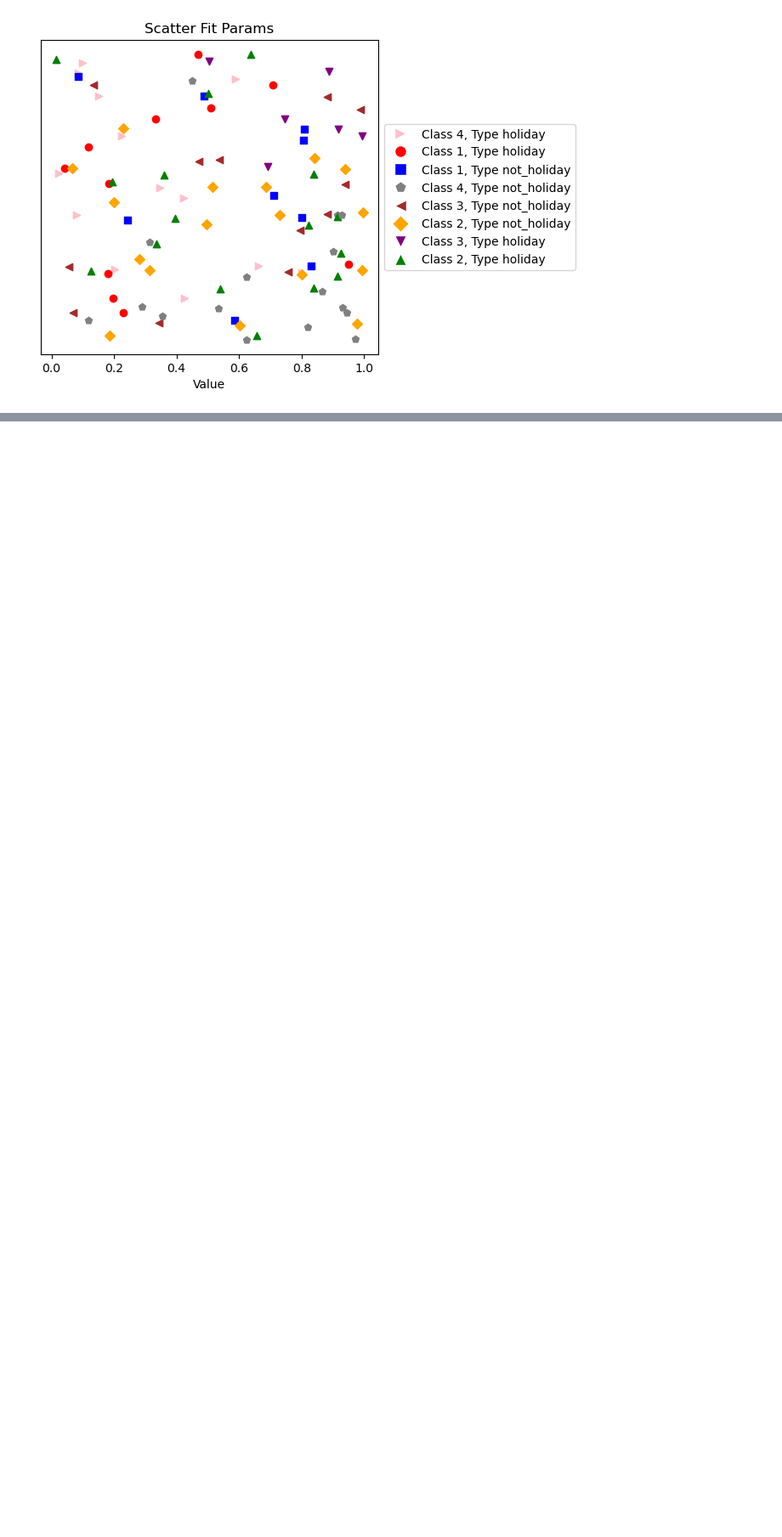
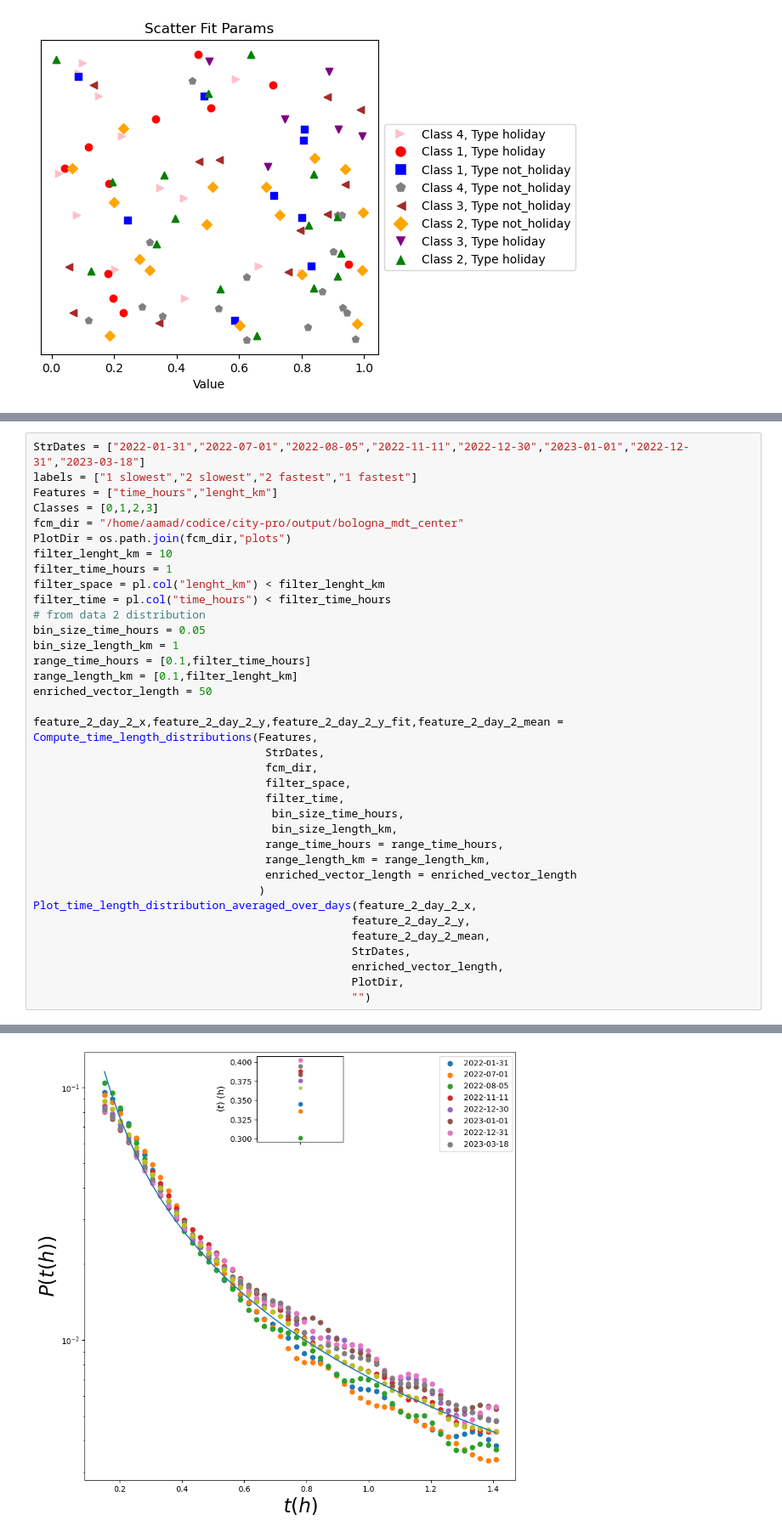
Before and after one commit to physycom/city-pro, a Jupyter notebook: python/work_mdt/AnalysisNetwork1Day.ipynb, the cells around one changed output, grey strips where cells are left out. Shown at 85% size. Saved outputs shown, nothing was run; the diff lists cells and outputs as text; blank space fills up the shorter version.

```diff
--- a/python/work_mdt/AnalysisNetwork1Day.ipynb
+++ b/python/work_mdt/AnalysisNetwork1Day.ipynb
@@ -191,0 +872,37 @@ gdf = gpd.read_file("/home/aamad/Desktop/phd/codice/city-pro/city-pro-carto.geoj
+# %%
+StrDates = ["2022-01-31","2022-07-01","2022-08-05","2022-11-11","2022-12-30","2023-01-01","2022-12-31","2023-03-18"]
+labels = ["1 slowest","2 slowest","2 fastest","1 fastest"]
+Features = ["time_hours","lenght_km"]
+Classes = [0,1,2,3]
+fcm_dir = "/home/aamad/codice/city-pro/output/bologna_mdt_center"
+PlotDir = os.path.join(fcm_dir,"plots")
+filter_lenght_km = 10
+filter_time_hours = 1
+filter_space = pl.col("lenght_km") < filter_lenght_km
+filter_time = pl.col("time_hours") < filter_time_hours
+# from data 2 distribution
+bin_size_time_hours = 0.05
+bin_size_length_km = 1
+range_time_hours = [0.1,filter_time_hours]
+range_length_km = [0.1,filter_lenght_km]
+enriched_vector_length = 50
+
+feature_2_day_2_x,feature_2_day_2_y,feature_2_day_2_y_fit,feature_2_day_2_mean = Compute_time_length_distributions(Features,
+                                   StrDates,
+                                   fcm_dir,
+                                   filter_space,
+                                   filter_time,
+                                    bin_size_time_hours,
+                                    bin_size_length_km,
+                                   range_time_hours = range_time_hours,
+                                   range_length_km = range_length_km,
+                                   enriched_vector_length = enriched_vector_length
+                                  )
+Plot_time_length_distribution_averaged_over_days(feature_2_day_2_x,
+                                                feature_2_day_2_y,
+                                                feature_2_day_2_mean,
+                                                StrDates,
+                                                enriched_vector_length,
+                                                PlotDir,
+                                                "")
+# %% [output]
@@ -191,0 +926 @@ gdf = gpd.read_file("/home/aamad/Desktop/phd/codice/city-pro/city-pro-carto.geoj
+[figure, added]
```
Also changed, not shown: parts of 12 cells of this notebook, 57 other files.
